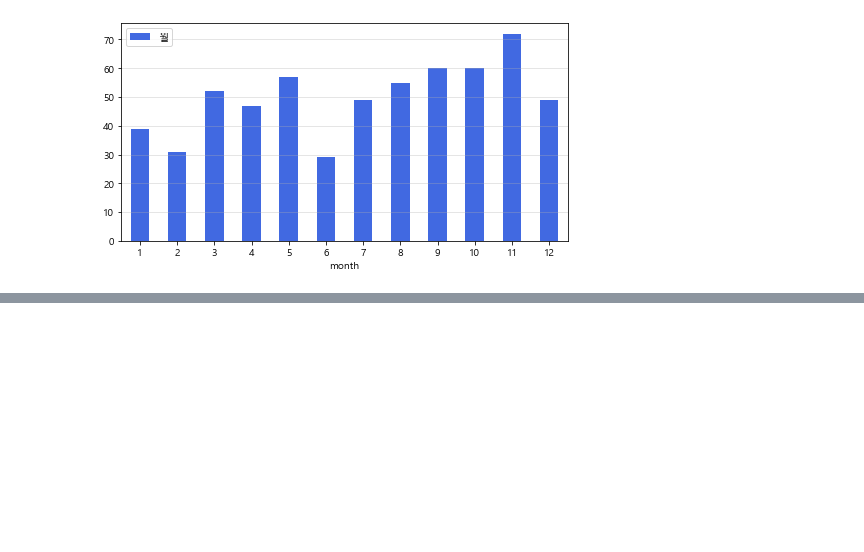
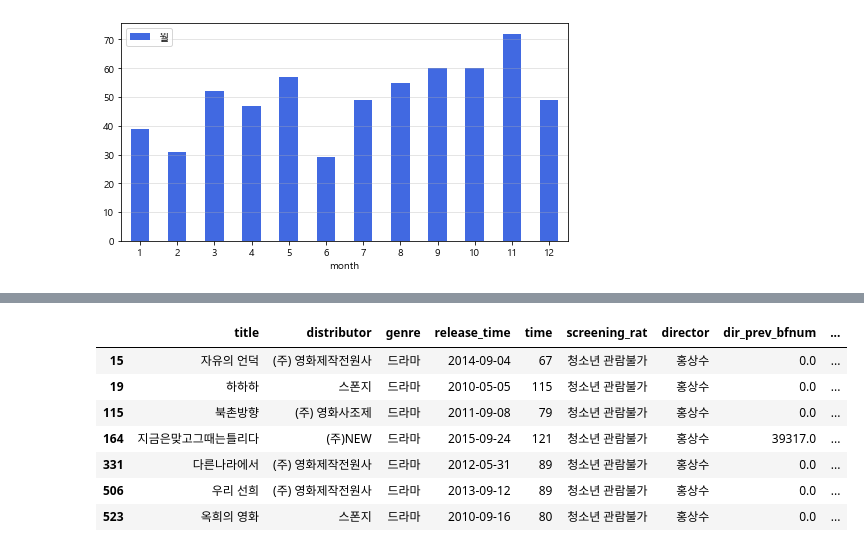
Before and after one commit to ha-es/doit_python, a Jupyter notebook: DACON/01_movies/movies_exam.ipynb, the cells around one changed output, grey strips where cells are left out. Saved outputs shown, nothing was run; the diff lists cells and outputs as text; code cells hidden in the pictures; blank space fills up the shorter version.

```diff
--- a/DACON/01_movies/movies_exam.ipynb
+++ b/DACON/01_movies/movies_exam.ipynb
@@ -387,0 +423,11 @@ plt.grid(True, axis='y', alpha=0.4)
+# %%
+movie_train.query('director == "홍상수"')
+# %% [output]
+|  | title | distributor | genre | release_time | time | screening_rat | director | dir_prev_bfnum | ... |
+| 15 | 자유의 언덕 | (주) 영화제작전원사 | 드라마 | 2014-09-04 | 67 | 청소년 관람불가 | 홍상수 | 0.0 | ... |
+| 19 | 하하하 | 스폰지 | 드라마 | 2010-05-05 | 115 | 청소년 관람불가 | 홍상수 | 0.0 | ... |
+| 115 | 북촌방향 | (주) 영화사조제 | 드라마 | 2011-09-08 | 79 | 청소년 관람불가 | 홍상수 | 0.0 | ... |
+| 164 | 지금은맞고그때는틀리다 | (주)NEW | 드라마 | 2015-09-24 | 121 | 청소년 관람불가 | 홍상수 | 39317.0 | ... |
+| 331 | 다른나라에서 | (주) 영화제작전원사 | 드라마 | 2012-05-31 | 89 | 청소년 관람불가 | 홍상수 | 0.0 | ... |
+| 506 | 우리 선희 | (주) 영화제작전원사 | 드라마 | 2013-09-12 | 89 | 청소년 관람불가 | 홍상수 | 0.0 | ... |
+| 523 | 옥희의 영화 | 스폰지 | 드라마 | 2010-09-16 | 80 | 청소년 관람불가 | 홍상수 | 0.0 | ... |
```
Also changed, not shown: parts of 10 cells of this notebook.
